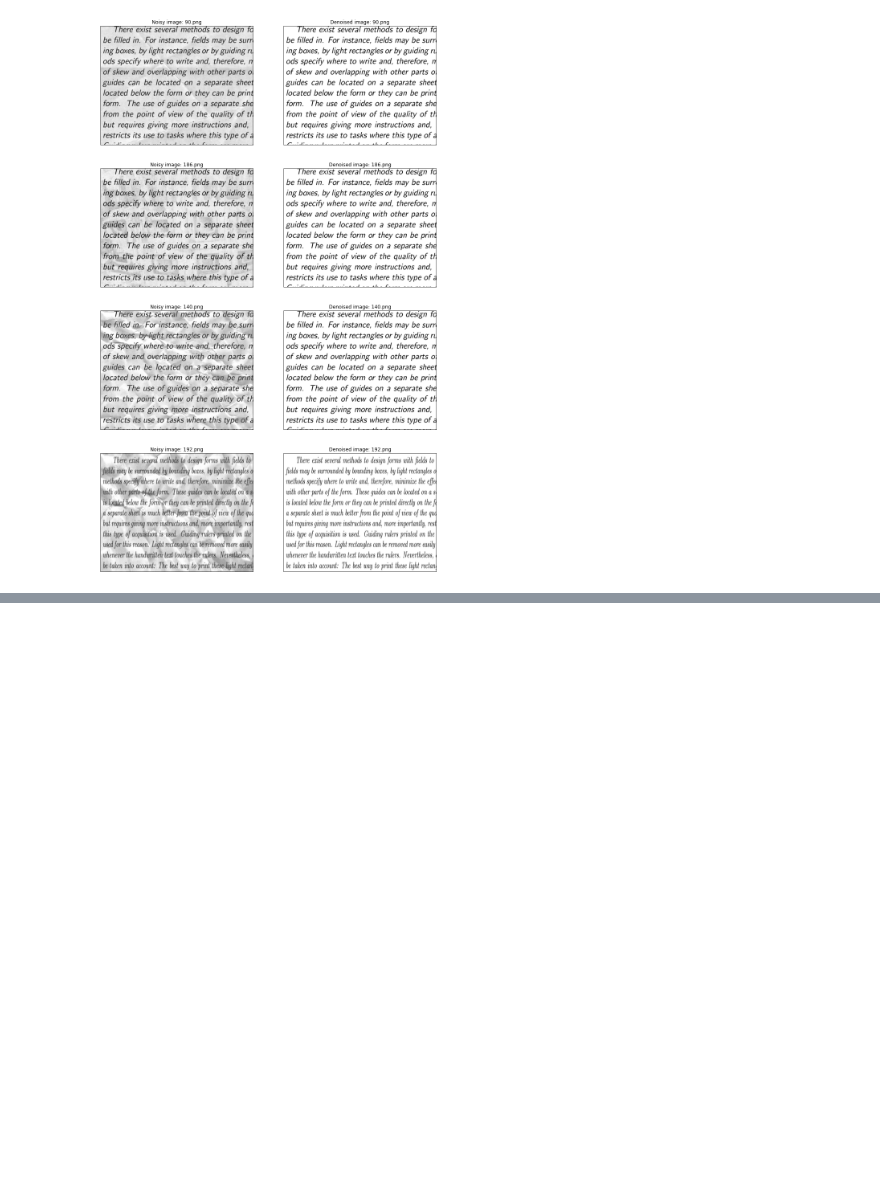
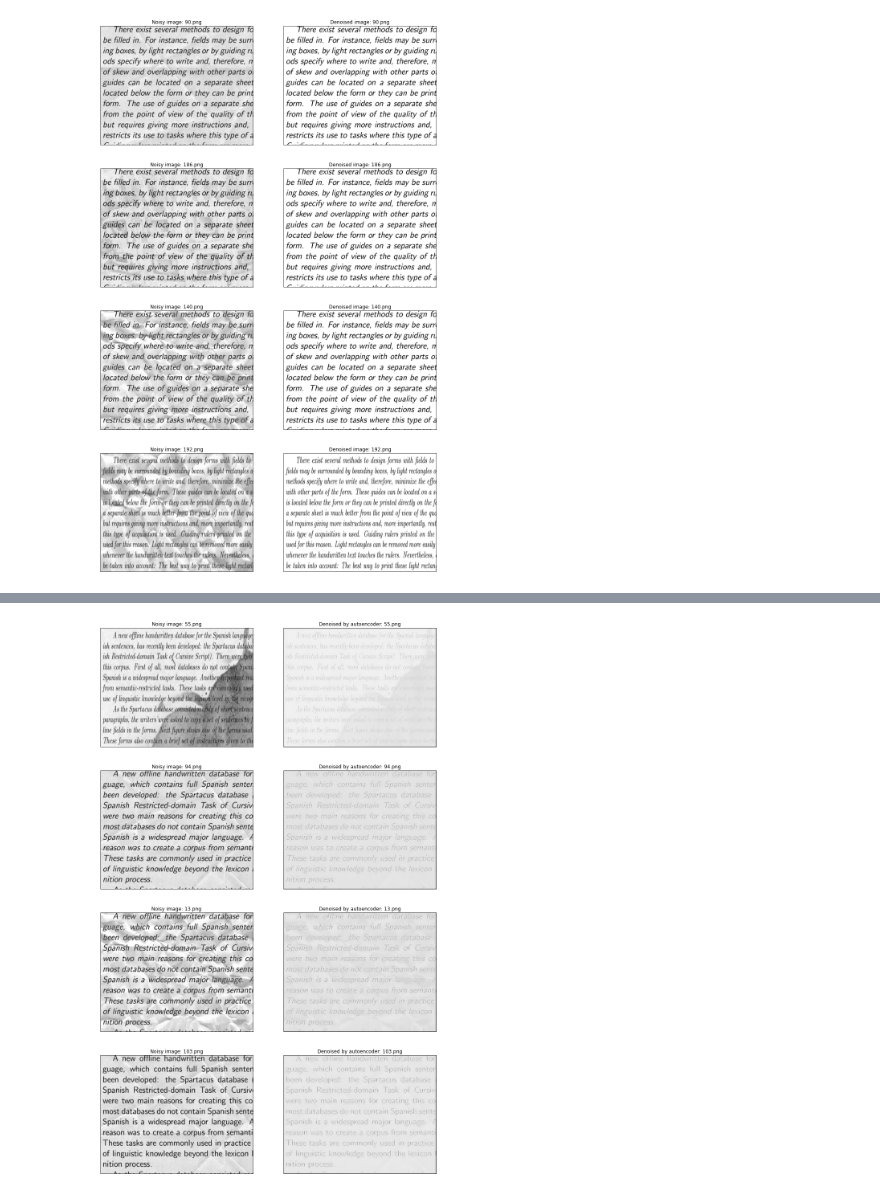
Before and after one commit to dsankush/Image-Denoising, a Jupyter notebook: image_denoising.ipynb, the cells around one changed output, grey strips where cells are left out. Cells and saved outputs as stored; diff of their text form; code cells hidden in the pictures; blank space fills up the shorter version.

```diff
--- a/image_denoising.ipynb
+++ b/image_denoising.ipynb
@@ -124,0 +250,22 @@ plt.show()
+# %%
+model.load_weights(model_weights_file_path)
+# %%
+y_test = model.predict(X_test, batch_size=batch_size)
+# %%
+plt.figure(figsize=(15,25))
+for i in range(0,8,2):
+    plt.subplot(4,2,i+1)
+    plt.xticks([])
+    plt.yticks([])
+    plt.imshow(X_test[i][:,:,0], cmap='gray')
+    plt.title('Noisy image: {}'.format(test_img[i]))
+
+    plt.subplot(4,2,i+2)
+    plt.xticks([])
+    plt.yticks([])
+    plt.imshow(y_test[i][:,:,0], cmap='gray')
+    plt.title('Denoised by autoencoder: {}'.format(test_img[i]))
+
+plt.show()
+# %% [output]
+[figure, added]
```
Also changed, not shown: parts of 10 cells of this notebook.
